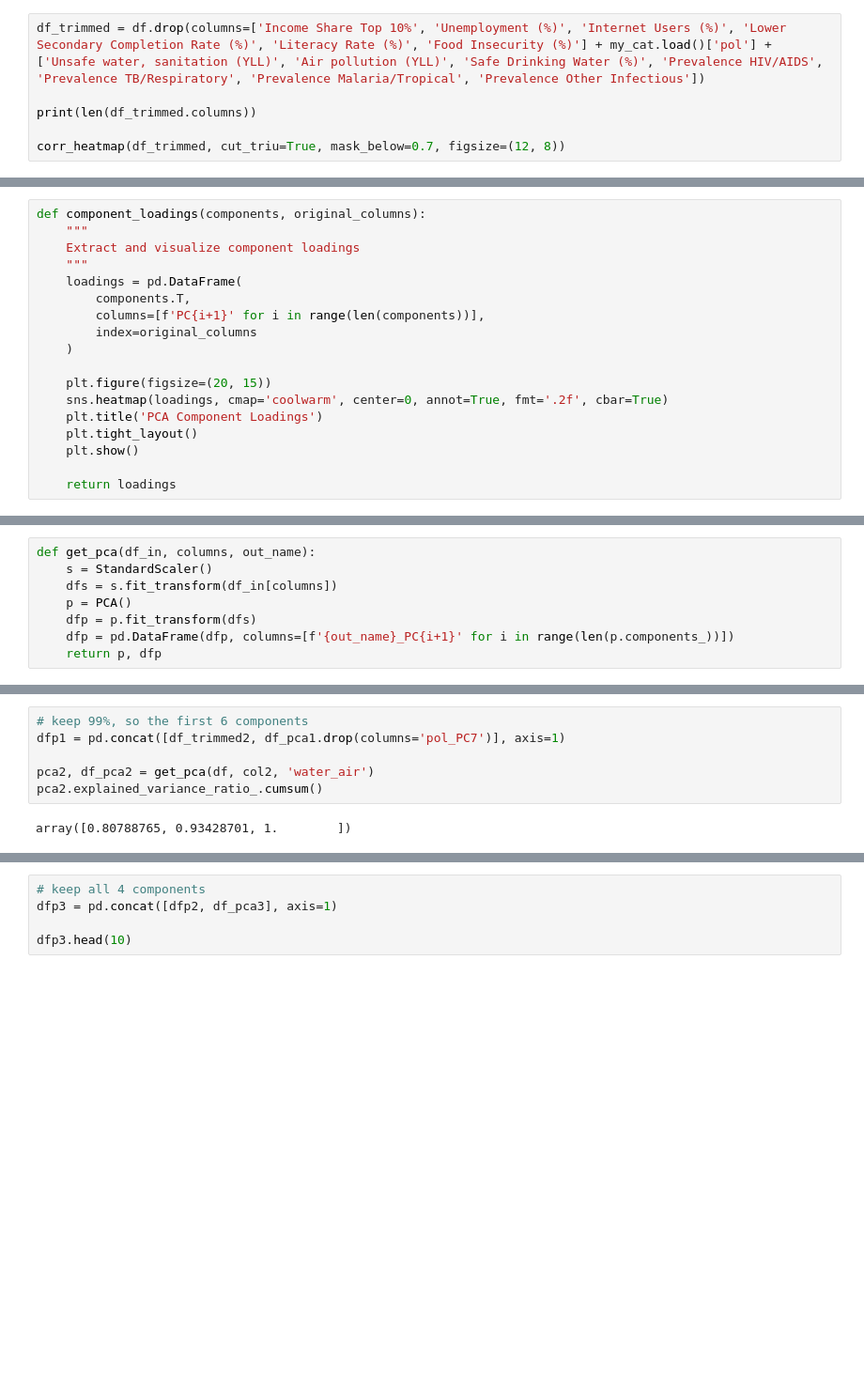
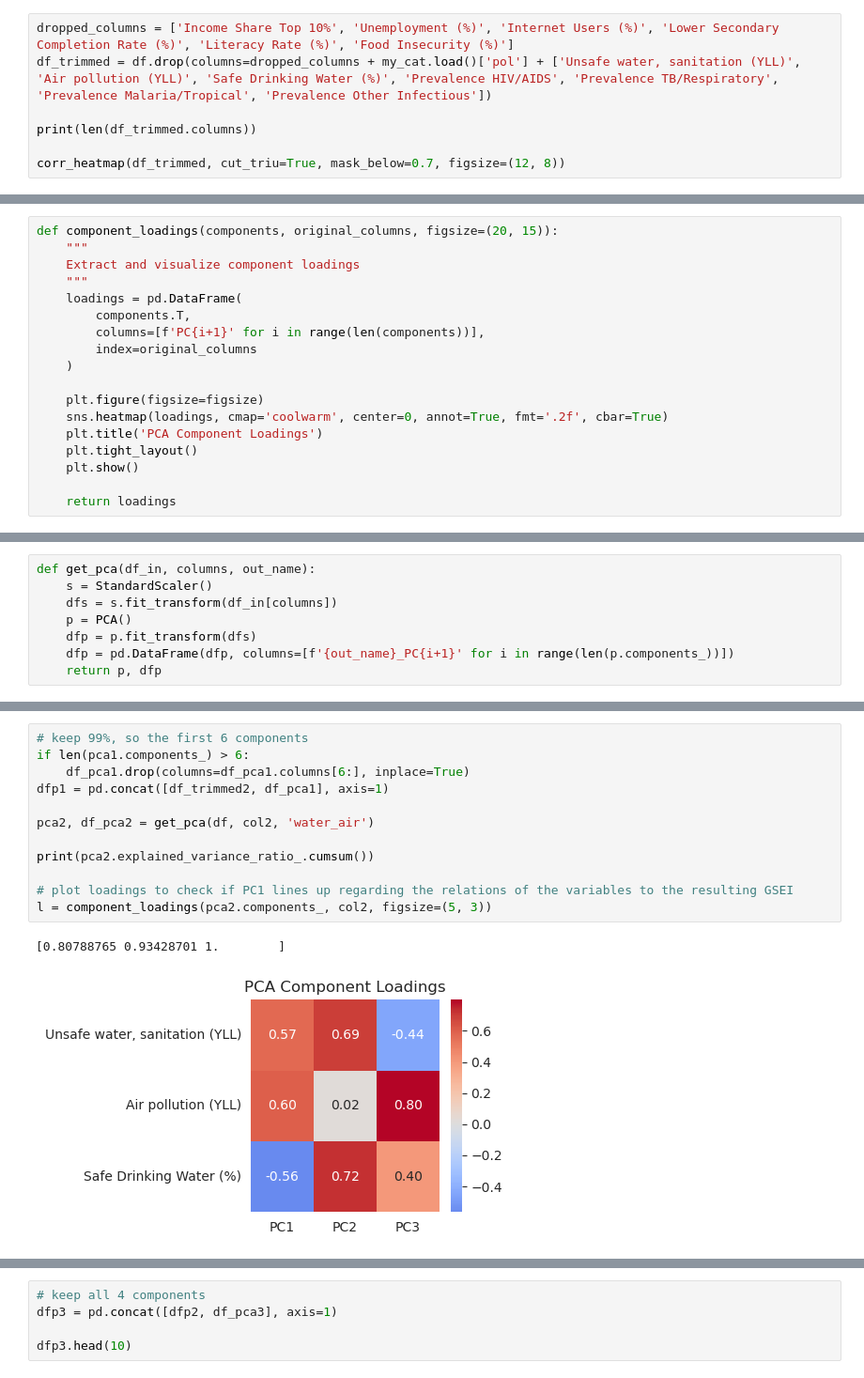
Before and after one commit to arth3mis/global-societal-endangerment-index, a Jupyter notebook: 4.1_multivariate_analysis.ipynb, the cells around one changed output, grey strips where cells are left out. Shown at 94% size. Saved outputs shown, nothing was run; the diff lists cells and outputs as text; blank space fills up the shorter version.

```diff
--- a/4.1_multivariate_analysis.ipynb
+++ b/4.1_multivariate_analysis.ipynb
@@ -108,7 +116,8 @@ correlation_matrix_to_table(correlation_matrix, threshold=0.8)
 
 The heatmap without variables for which measures were taken looks quite good now.
 # %%
-df_trimmed = df.drop(columns=['Income Share Top 10%', 'Unemployment (%)', 'Internet Users (%)', 'Lower Secondary Completion Rate (%)', 'Literacy Rate (%)', 'Food Insecurity (%)'] + my_cat.load()['pol'] + ['Unsafe water, sanitation (YLL)', 'Air pollution (YLL)', 'Safe Drinking Water (%)', 'Prevalence HIV/AIDS', 'Prevalence TB/Respiratory', 'Prevalence Malaria/Tropical', 'Prevalence Other Infectious'])
+dropped_columns = ['Income Share Top 10%', 'Unemployment (%)', 'Internet Users (%)', 'Lower Secondary Completion Rate (%)', 'Literacy Rate (%)', 'Food Insecurity (%)']
+df_trimmed = df.drop(columns=dropped_columns + my_cat.load()['pol'] + ['Unsafe water, sanitation (YLL)', 'Air pollution (YLL)', 'Safe Drinking Water (%)', 'Prevalence HIV/AIDS', 'Prevalence TB/Respiratory', 'Prevalence Malaria/Tropical', 'Prevalence Other Infectious'])
 
 print(len(df_trimmed.columns))
 
@@ -129,7 +139,7 @@ corr_heatmap(df_trimmed2, cut_triu=True, mask_below=0, figsize=(12, 8))
 
 Apply to the whole dataset first for investigation, then to the categories with high correlation for transformation.
 # %%
-def component_loadings(components, original_columns):
+def component_loadings(components, original_columns, figsize=(20, 15)):
     """
     Extract and visualize component loadings
     """
@@ -139,7 +149,7 @@ def component_loadings(components, original_columns):
         index=original_columns
     )
 
-    plt.figure(figsize=(20, 15))
+    plt.figure(figsize=figsize)
     sns.heatmap(loadings, cmap='coolwarm', center=0, annot=True, fmt='.2f', cbar=True)
     plt.title('PCA Component Loadings')
     plt.tight_layout()
@@ -211,9 +221,16 @@ array([0.79826495, 0.89758724, 0.95118493, 0.97366747, 0.98800365,
 # %%
 # keep 99%, so the first 6 components
-dfp1 = pd.concat([df_trimmed2, df_pca1.drop(columns='pol_PC7')], axis=1)
+if len(pca1.components_) > 6:
+    df_pca1.drop(columns=df_pca1.columns[6:], inplace=True)
+dfp1 = pd.concat([df_trimmed2, df_pca1], axis=1)
 
 pca2, df_pca2 = get_pca(df, col2, 'water_air')
-pca2.explained_variance_ratio_.cumsum()
+
+print(pca2.explained_variance_ratio_.cumsum())
+
+# plot loadings to check if PC1 lines up regarding the relations of the variables to the resulting GSEI
+l = component_loadings(pca2.components_, col2, figsize=(5, 3))
 # %% [output]
-array([0.80788765, 0.93428701, 1.        ])
+[0.80788765 0.93428701 1.        ]
+[figure, added]
 # %%
```
Also changed, not shown: parts of 10 cells of this notebook, 8 other files.
